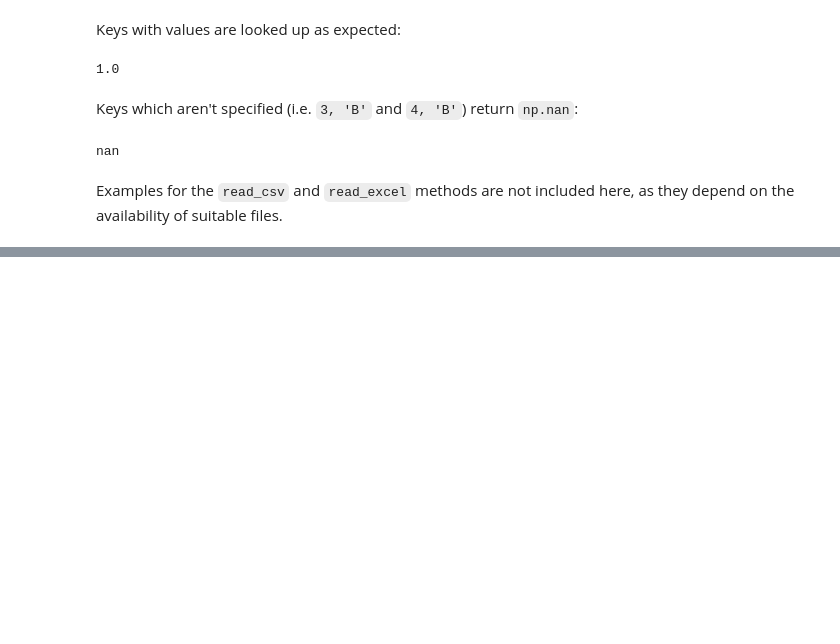
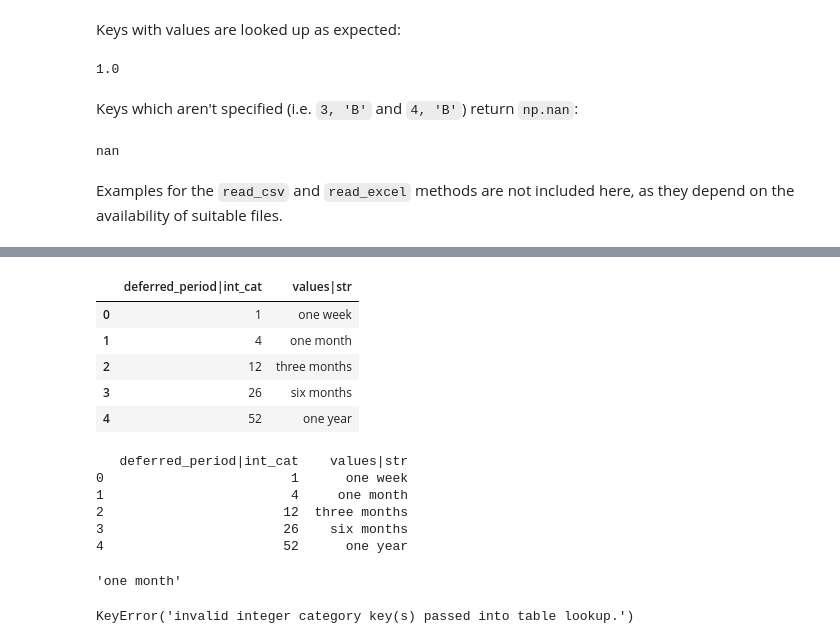
Before and after one commit to lewisfogden/heavylight, a Jupyter notebook: docs/getting_started/heavylight_tables.ipynb, the cells around one changed output, grey strips where cells are left out. Drawn from its saved outputs; the diff is of its cells as text; code cells hidden in the pictures; blank space fills up the shorter version.

Commit message:
added integer category to heavytables
updated tables code
updated tests
updated docs
corrected ordering error in pyproject.toml
version updated to 1.0.10

```diff
--- a/docs/getting_started/heavylight_tables.ipynb
+++ b/docs/getting_started/heavylight_tables.ipynb
@@ -355,0 +368,13 @@ Examples for the `read_csv` and `read_excel` methods are not included here, as t
+# %%
+df7 = pd.DataFrame({
+    'deferred_period|int_cat': [1, 4, 12, 26, 52],
+    'values|str': ['one week', 'one month', 'three months', 'six months', 'one year']
+})
+df7
+# %% [output]
+|  | deferred_period|int_cat | values|str |
+| 0 | 1 | one week |
+| 1 | 4 | one month |
+| 2 | 12 | three months |
+| 3 | 26 | six months |
+| 4 | 52 | one year |
@@ -355,0 +383,20 @@ Examples for the `read_csv` and `read_excel` methods are not included here, as t
+# %%
+tab7
+# %% [output]
+   deferred_period|int_cat    values|str
+0                        1      one week
+1                        4     one month
+2                       12  three months
+3                       26    six months
+4                       52      one year
+# %%
+tab7[4]
+# %% [output]
+'one month'
+# %%
+try:
+    tab7[5]
+except KeyError as err:
+    print(repr(err))
+# %% [output]
+KeyError('invalid integer category key(s) passed into table lookup.')
```
Also changed, not shown: parts of 5 cells of this notebook, 8 other files.
